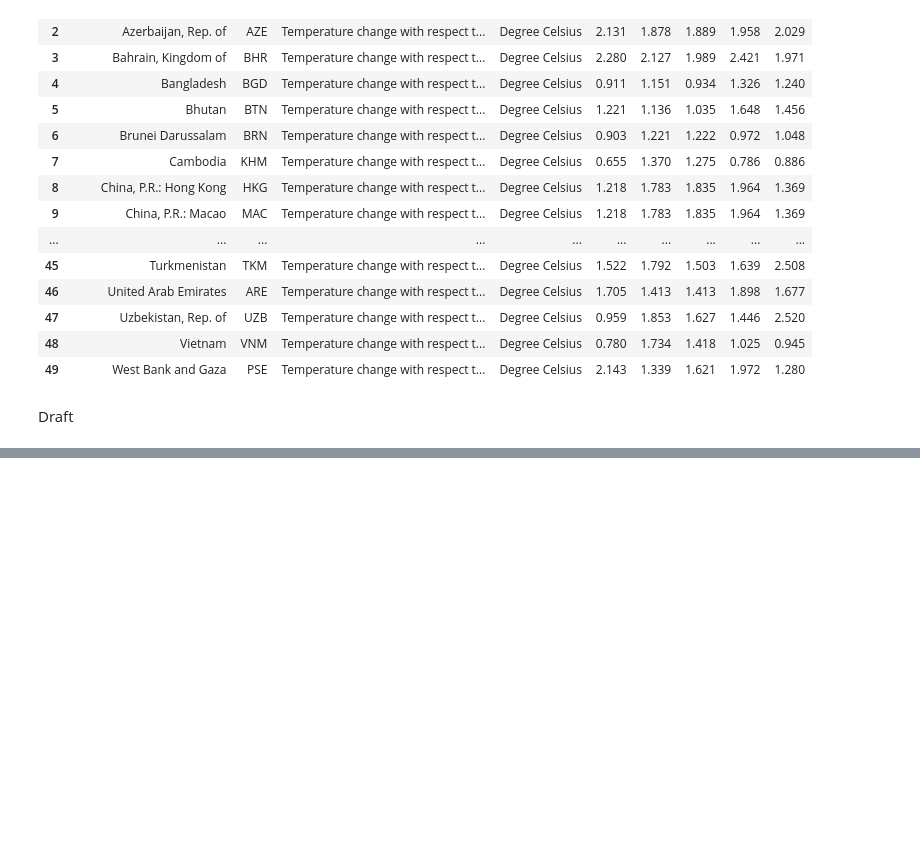
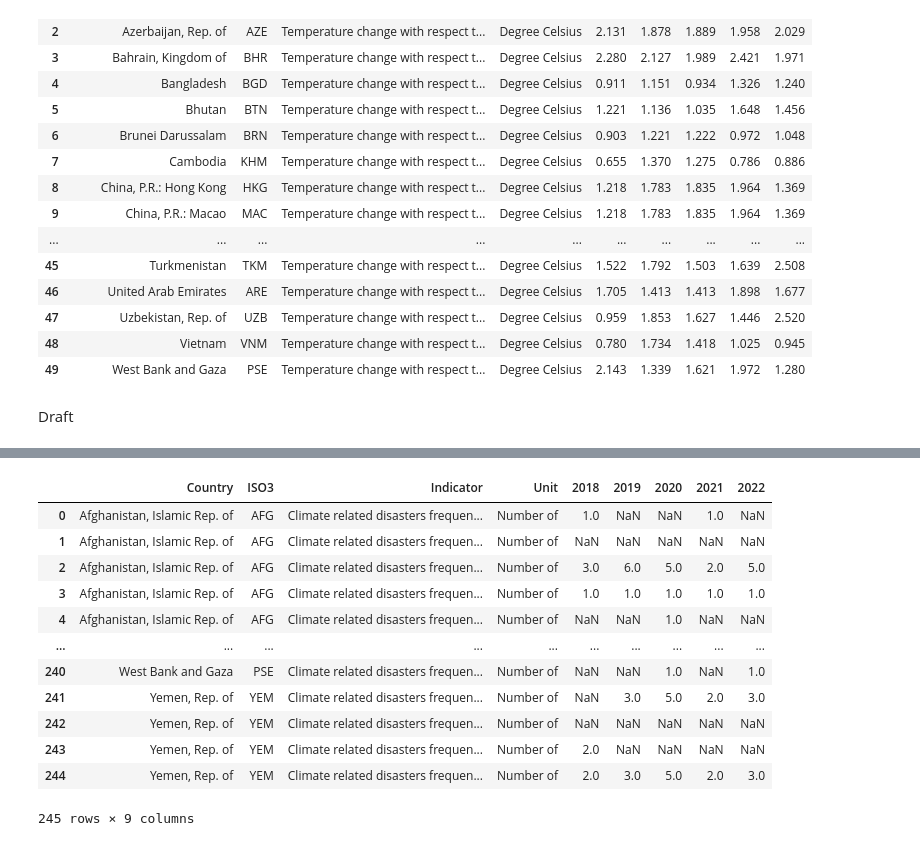
Before and after one commit to thienphucle/DS105.P11_Data_Analysis_And_Visualization, a Jupyter notebook: PreProces/preprocess_AST.ipynb, the cells around one changed output, grey strips where cells are left out. Drawn from its saved outputs; the diff is of its cells as text; code cells hidden in the pictures; blank space fills up the shorter version.

```diff
--- a/PreProces/preprocess_AST.ipynb
+++ b/PreProces/preprocess_AST.ipynb
@@ -153,0 +175,18 @@ preprocess_data(lca, asian, path)
+# %%
+crdf = pd.read_csv('../data/raw_data/physical_risks_climate_related_disasters_frequency.csv')
+path = '../data/preprecessed_data/asian_crdf.csv'
+preprocess_data(crdf, asian, path)
+# %% [output]
+|  | Country | ISO3 | Indicator | Unit | 2018 | 2019 | 2020 | 2021 | 2022 |
+| 0 | Afghanistan, Islamic Rep. of | AFG | Climate related disasters frequen... | Number of | 1.0 | NaN | NaN | 1.0 | NaN |
+| 1 | Afghanistan, Islamic Rep. of | AFG | Climate related disasters frequen... | Number of | NaN | NaN | NaN | NaN | NaN |
+| 2 | Afghanistan, Islamic Rep. of | AFG | Climate related disasters frequen... | Number of | 3.0 | 6.0 | 5.0 | 2.0 | 5.0 |
+| 3 | Afghanistan, Islamic Rep. of | AFG | Climate related disasters frequen... | Number of | 1.0 | 1.0 | 1.0 | 1.0 | 1.0 |
+| 4 | Afghanistan, Islamic Rep. of | AFG | Climate related disasters frequen... | Number of | NaN | NaN | 1.0 | NaN | NaN |
+| ... | ... | ... | ... | ... | ... | ... | ... | ... | ... |
+| 240 | West Bank and Gaza | PSE | Climate related disasters frequen... | Number of | NaN | NaN | 1.0 | NaN | 1.0 |
+| 241 | Yemen, Rep. of | YEM | Climate related disasters frequen... | Number of | NaN | 3.0 | 5.0 | 2.0 | 3.0 |
+| 242 | Yemen, Rep. of | YEM | Climate related disasters frequen... | Number of | NaN | NaN | NaN | NaN | NaN |
+| 243 | Yemen, Rep. of | YEM | Climate related disasters frequen... | Number of | 2.0 | NaN | NaN | NaN | NaN |
+| 244 | Yemen, Rep. of | YEM | Climate related disasters frequen... | Number of | 2.0 | 3.0 | 5.0 | 2.0 | 3.0 |
+245 rows × 9 columns
```
Also changed, not shown: parts of 6 cells of this notebook.
